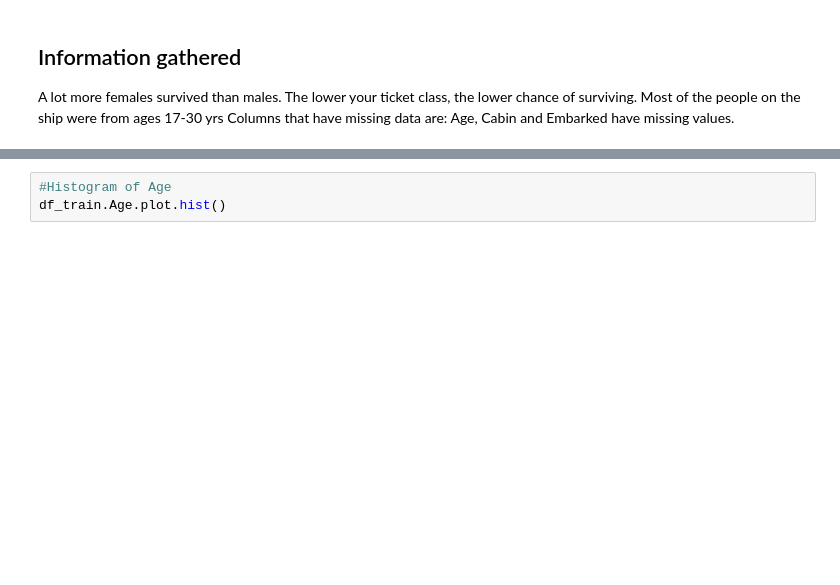
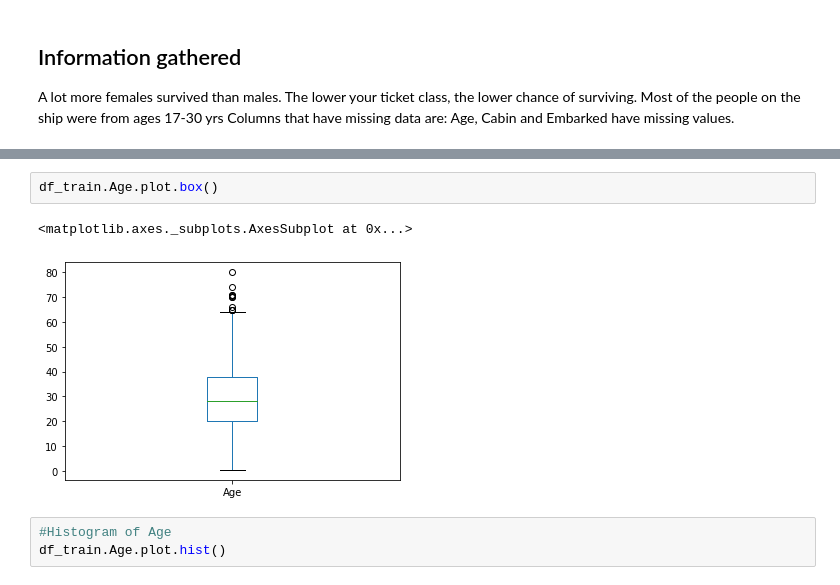
Before and after one commit to adithiya20/Machine_Learning, a Jupyter notebook: Titanic Survivor Project/Titanic Classification Project.ipynb, the cells around one changed output, grey strips where cells are left out. Drawn from its saved outputs; the diff is of its cells as text; blank space fills up the shorter version.

```diff
--- a/Titanic Survivor Project/Titanic Classification Project.ipynb
+++ b/Titanic Survivor Project/Titanic Classification Project.ipynb
@@ -148,3 +159,8 @@ Columns that have missing data are: Age, Cabin and Embarked have missing values.
+# %%
+df_train.Age.plot.box()
+# %% [output]
+<matplotlib.axes._subplots.AxesSubplot at 0x...>
+[figure, added]
 # %%
 #Histogram of Age
 df_train.Age.plot.hist()
```
Also changed, not shown: parts of 45 cells of this notebook.
